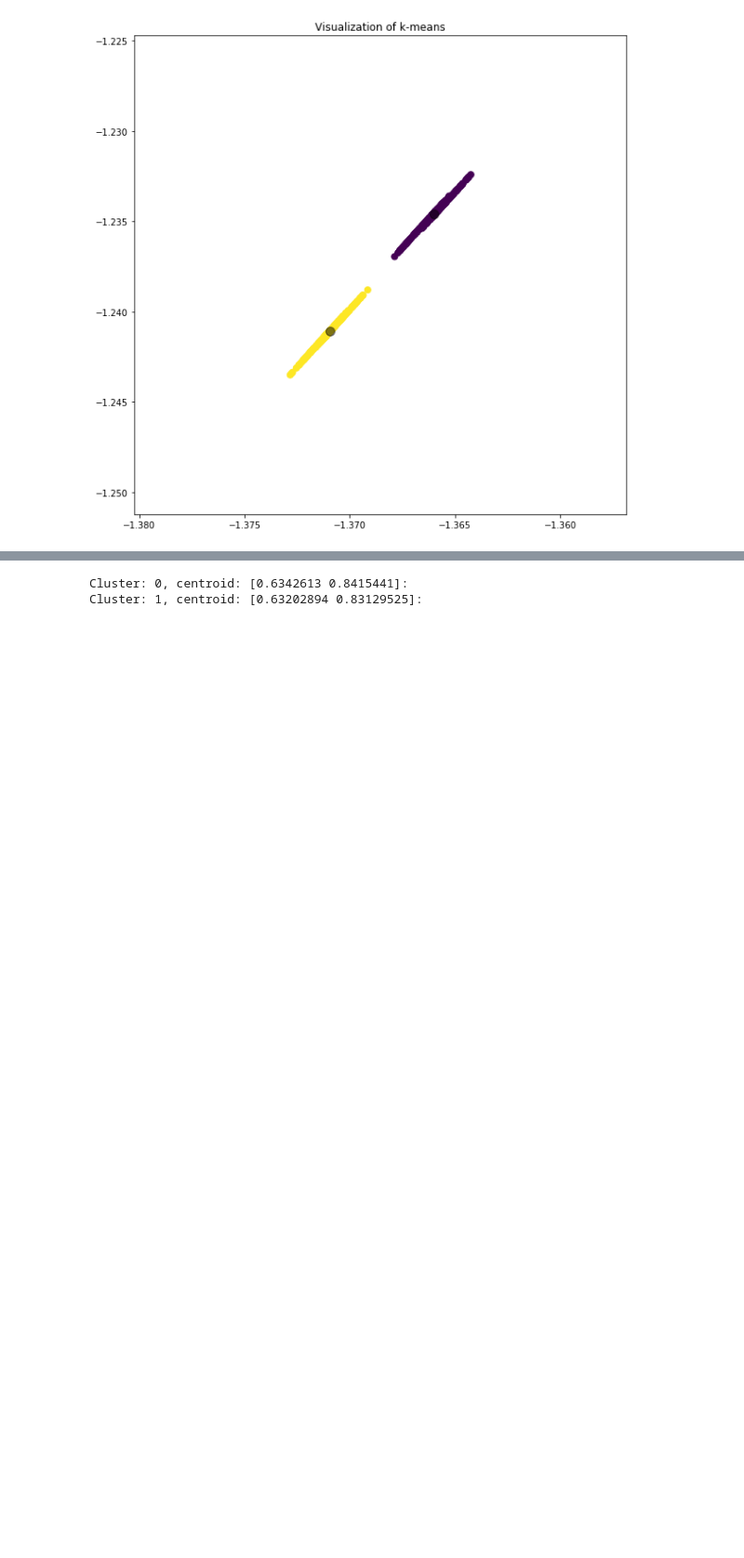
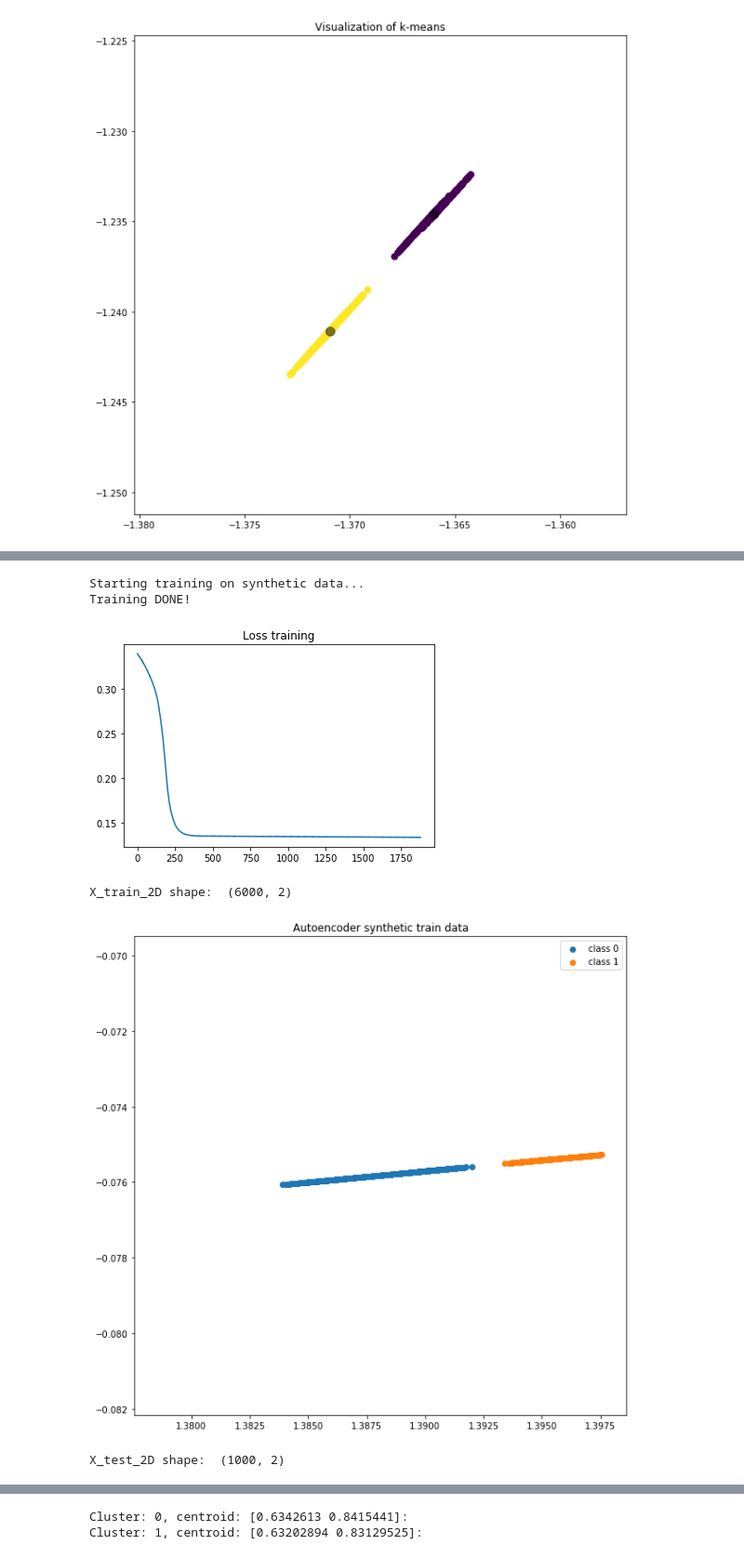
Before and after one commit to jarl93/kcurves, a Jupyter notebook: k-curves.ipynb, the cells around one changed output, grey strips where cells are left out. Shown at 93% size. Saved outputs shown, nothing was run; the diff lists cells and outputs as text; code cells hidden in the pictures; blank space fills up the shorter version.

```diff
--- a/k-curves.ipynb
+++ b/k-curves.ipynb
@@ -1167,0 +1175,30 @@ X_test_2D shape:  (1000, 2)
+# %%
+# Init model
+# Define the lists with the sizes for the layers
+# of the encoder and decoder
+
+encoder_layer_sizes = [100, 64, 32]
+decoder_layer_sizes = [32, 64, 100]
+#encoder_layer_sizes = [100, 64]
+#decoder_layer_sizes = [64, 100]
+
+model = init_model(encoder_layer_sizes, decoder_layer_sizes, input_dim  = 100, latent_dim = 2)
+
+# Call the training with entropy regularization
+num_epochs = 40
+train_synthetic(model, data_set, num_epochs, lambda_ = 1e-3, beta_ = 0.0 , regularization = 'both', lr = 1e-4)
+# Call the testing with the train data set
+X_train_2D = test_synthetic(model, data_set, 'train')
+print("X_train_2D shape: ", X_train_2D.shape)
+plot_X2D_visualization(X_train_2D, data_set.labels, "Autoencoder synthetic train data", num_classes = 2)
+# Call the testing with the test data set
+X_test_2D = test_synthetic(model, data_set, 'test')
+print("X_test_2D shape: ", X_test_2D.shape)
+plot_X2D_visualization(X_test_2D, data_set.labels, "Autoencoder synthetic test data", num_classes = 2)
+# %% [output]
+Starting training on synthetic data...
+Training DONE!
+[figure, added]
+X_train_2D shape:  (6000, 2)
+[figure, added]
+X_test_2D shape:  (1000, 2)
```
Also changed, not shown: parts of 12 cells of this notebook, 28 other files.
